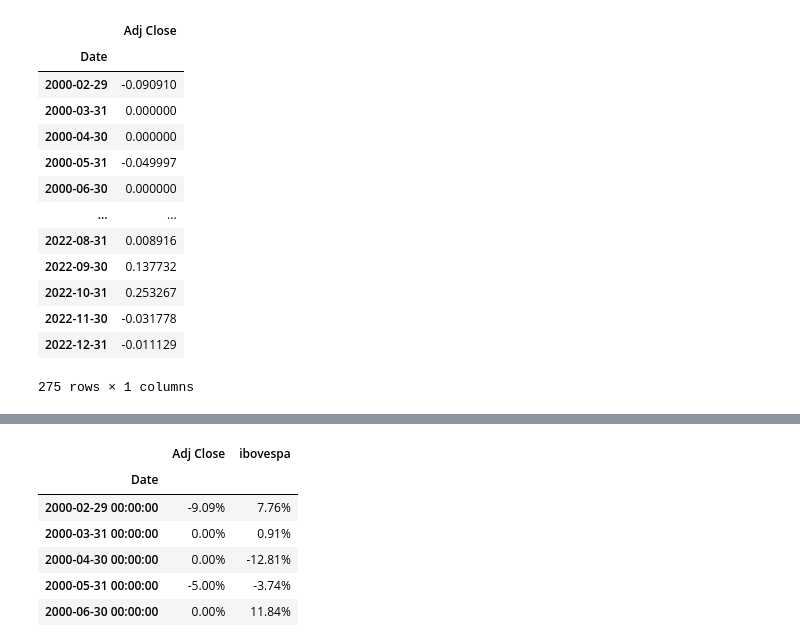
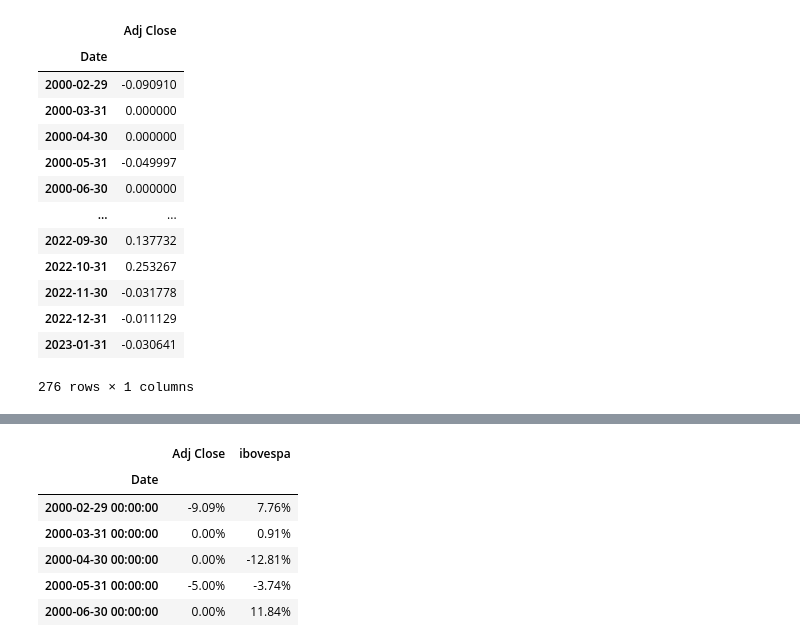
Before and after one commit to leandromad/Retornos_WEGE3, a Jupyter notebook: Retornos WEG.ipynb, the cells around one changed output, grey strips where cells are left out. Cells and saved outputs as stored; diff of their text form; code cells hidden in the pictures.

Commit message:
Atualiza notebook Retornos WEG

```diff
--- a/Retornos WEG.ipynb
+++ b/Retornos WEG.ipynb
@@ -27,36 +27,19 @@ df
 5793 rows × 1 columns
 # %%
-df_mensal = df.resample('M').last()
-df_retornos_mensal = df_mensal.pct_change()
-
-
-ultima_linha = df_retornos_mensal.iloc[-1:]
-
-#adicionando uma linha
-df_retornos_mensal = df_retornos_mensal.append(ultima_linha)
-
-#excluindo uma linha
-df_retornos_mensal = df_retornos_mensal.drop("2023-01-31", axis = 0)
-
-
-
-
-df_retornos_mensal = df_retornos_mensal.fillna(0)
-
-df_retornos_mensal = df_retornos_mensal[1:]
+df_retornos_mensal = df.resample('M').last().pct_change().dropna()
 df_retornos_mensal
 # %% [output]
 |  | Adj Close |
 | Date |  |
 | 2000-02-29 | -0.090910 |
 | 2000-03-31 | 0.000000 |
 | 2000-04-30 | 0.000000 |
 | 2000-05-31 | -0.049997 |
 | 2000-06-30 | 0.000000 |
 | ... | ... |
-| 2022-08-31 | 0.008916 |
 | 2022-09-30 | 0.137732 |
 | 2022-10-31 | 0.253267 |
 | 2022-11-30 | -0.031778 |
 | 2022-12-31 | -0.011129 |
+| 2023-01-31 | -0.030641 |
-275 rows × 1 columns
+276 rows × 1 columns
```
Also changed, not shown: parts of 6 cells of this notebook.
